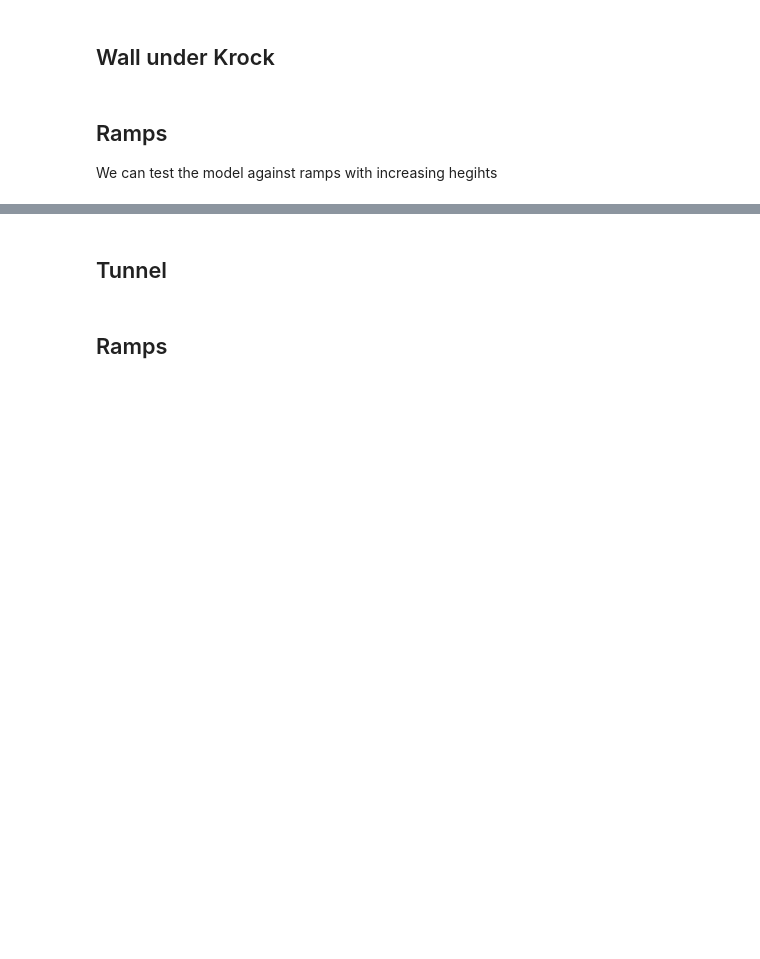
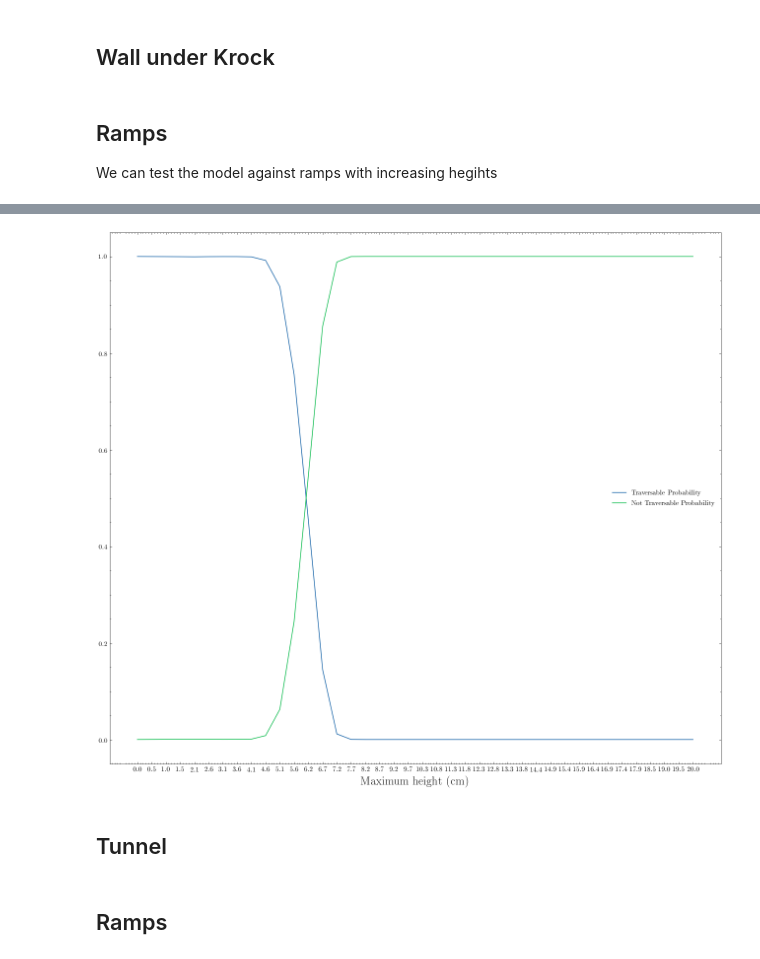
Before and after one commit to FrancescoSaverioZuppichini/Master-Thesis, a Jupyter notebook: core/interpretability-dataset.ipynb, the cells around one changed output, grey strips where cells are left out. Drawn from its saved outputs; the diff is of its cells as text; code cells hidden in the pictures; blank space fills up the shorter version.

```diff
--- a/core/interpretability-dataset.ipynb
+++ b/core/interpretability-dataset.ipynb
@@ -289,13 +378,0 @@ fig.savefig(out_dir + '/walls_heights.png')
-# %%
-pred_reshape = explanation.df['out_1'].values.reshape(len(heights), len(offsets_rev))
-matplotlib.rcParams['figure.figsize'] = (16,14)
-
-fig = plt.figure()
-ax = sns.heatmap(pred_reshape, annot=explanation.df['out_1'].values.reshape(len(heights), len(offsets_rev)),
-                 cmap='viridis',
-                 fmt='.2f',
-                 )
-ax.set_yticklabels(['{:.1f}'.format(h * 100) for h in heights], rotation=0)
-ax.set_xticklabels([int(d) for d in  offsets_rev],  rotation=90)
-
-plt.show()
@@ -332,11 +407,11 @@ success: 1
 ## Ramps
 We can test the model against ramps with increasing hegihts
 # %%
-out_dir = '/home/francesco/Documents/Master-Thesis/papers/Thesis/img/5/custom_patches/ramps'
+out_dir = '/home/francesco/Documents/Master-Thesis/papers/Thesis/img/5/custom_patches/ramp'
 
 heights = np.linspace(0, 0.2, 40) # from 1 to 20 cm (remember the res of 0.02cm/px) Krock height from ground is 4cm
 
-walls = [WallPatch(KrockPatchExtractStrategy.patch_shape(0.71), strength=s, back=False, offset=53, size=4)()
+walls = [WallPatch(KrockPatchExtractStrategy.patch_shape(0.7), strength=s, back=False, offset=53, size=4)()
          for s in heights ]
 
 answer, explanation = get_answers_from_patches(walls)
@@ -347,3 +441,17 @@ explanation.df
+# %%
+fig = plt.figure()
+plt.plot(explanation.df['out_1'], label='Traversable Probability ')
+plt.plot(explanation.df['out_0'], label='Not Traversable Probability')
+ax = plt.gca()
+
+ax.set_xticks(np.arange(len(heights)))
+ax.set_xticklabels(['{:.1f}'.format(d) for d in heights * 100], rotation=0)
+ax.set_xlabel('Maximum height (cm)',  fontsize=18)
+plt.legend()
+plt.show()
+fig.savefig(out_dir + '/predictions.png')
+# %% [output]
+[figure, added]
 # %%
 out_dir = '/home/francesco/Documents/Master-Thesis/papers/Thesis/img/5/custom_patches/wall_under'
 
```
Also changed, not shown: parts of 16 cells of this notebook, 13 other files.
